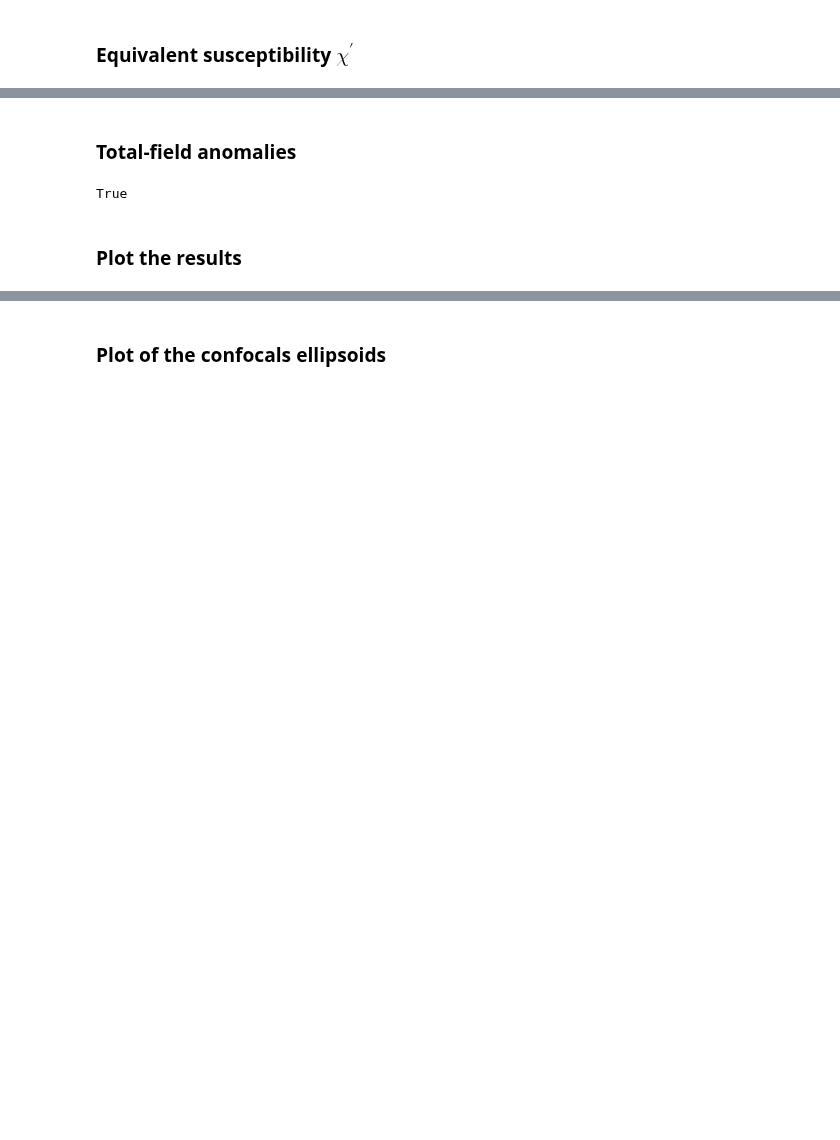
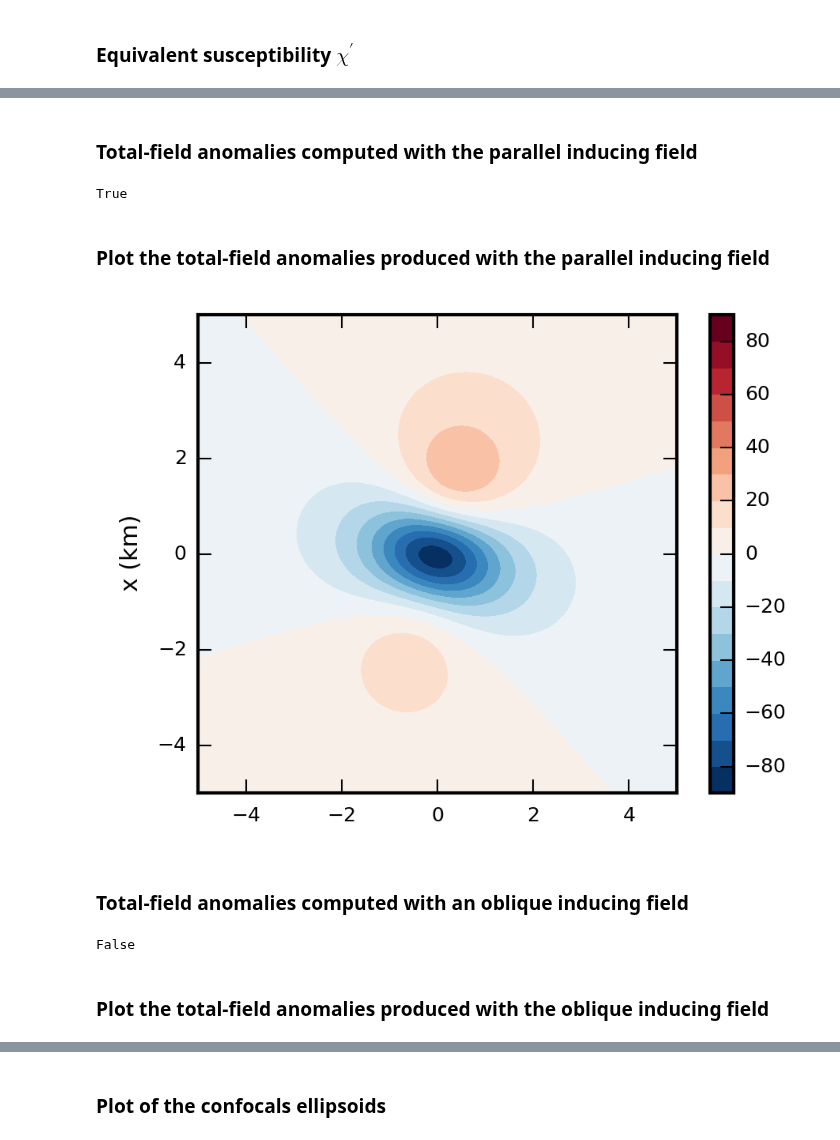
Before and after one commit to pinga-lab/magnetic-ellipsoid, a Jupyter notebook: code/confocal_triaxial_ellipsoids.ipynb, the cells around one changed output, grey strips where cells are left out. Saved outputs shown, nothing was run; the diff lists cells and outputs as text; code cells hidden in the pictures; blank space fills up the shorter version.

```diff
--- a/code/confocal_triaxial_ellipsoids.ipynb
+++ b/code/confocal_triaxial_ellipsoids.ipynb
@@ -141,3 +122,3 @@ True
 # %% [markdown]
-### Total-field anomalies
+### Total-field anomalies computed with the parallel inducing field
 # %%
@@ -153,4 +134,34 @@ np.allclose(tf_r,tf_n)
 # %% [output]
 True
-# %% [markdown]
-### Plot the results
+# %% [markdown]
+### Plot the total-field anomalies produced with the parallel inducing field
+# %%
+label_loc = (0.88,0.92)
+
+plt.close('all')
+plt.figure(figsize=(3.15, 7./3))
+
+plt.axis('scaled')
+
+ranges = np.max(np.abs([np.min(tf), np.max(tf)]))
+levels = MaxNLocator(nbins=20).tick_values(-ranges, ranges)
+cmap = plt.get_cmap('RdBu_r')
+norm = BoundaryNorm(levels, ncolors=cmap.N, clip=True)
+
+plt.contourf(0.001*yp.reshape(shape), 0.001*xp.reshape(shape),
+             tf.reshape(shape), levels=levels,
+             cmap = cmap, norm=norm)
+plt.ylabel('x (km)')
+#plt.xlabel('y (km)')
+plt.xlim(0.001*np.min(yp), 0.001*np.max(yp))
+plt.ylim(0.001*np.min(xp), 0.001*np.max(xp))
+cbar = plt.colorbar()
+
+plt.tight_layout()
+plt.savefig('..\\manuscript\\figures\\confocal_ellipsoids_parallel_field.pdf')
+
+plt.show()
+# %% [output]
+[figure, added]
+# %% [markdown]
+### Total-field anomalies computed with an oblique inducing field
@@ -157 +177,8 @@ True
+# %%
+# Compare the total-field anomalies
+np.allclose(tf_oblique, tf_confocal_oblique)
+# %% [output]
+False
+# %% [markdown]
+### Plot the total-field anomalies produced with the oblique inducing field
 # %%
```
Also changed, not shown: parts of 32 cells of this notebook, 2 other files.
